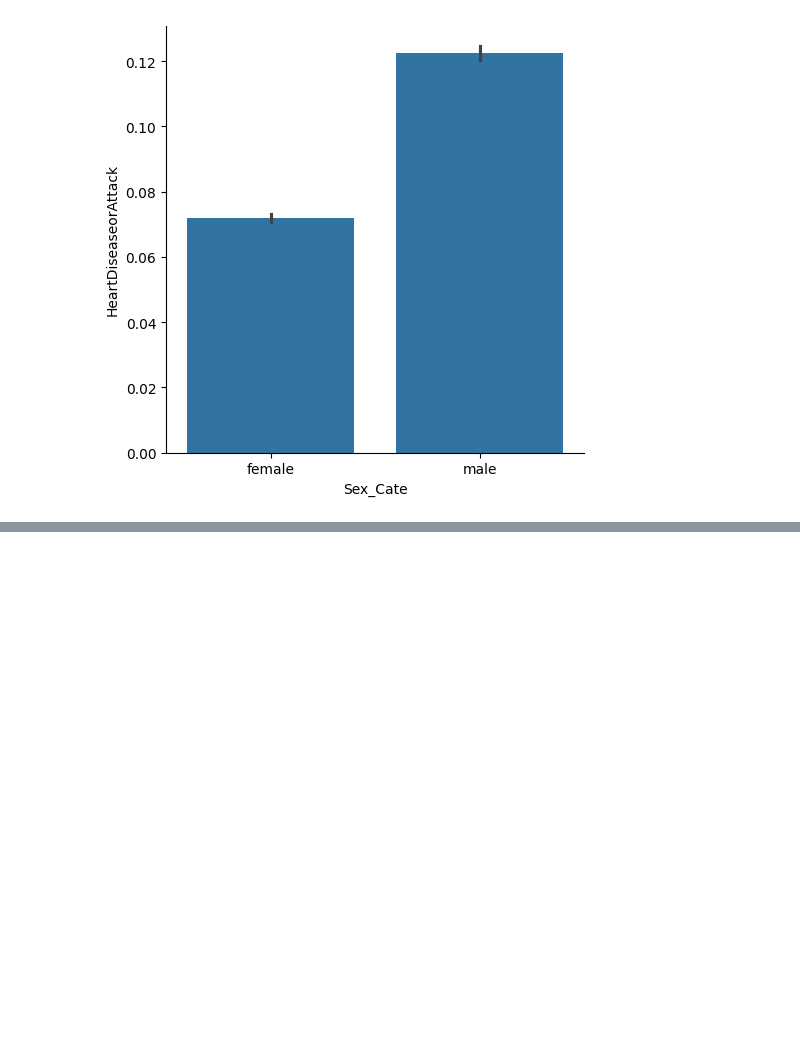
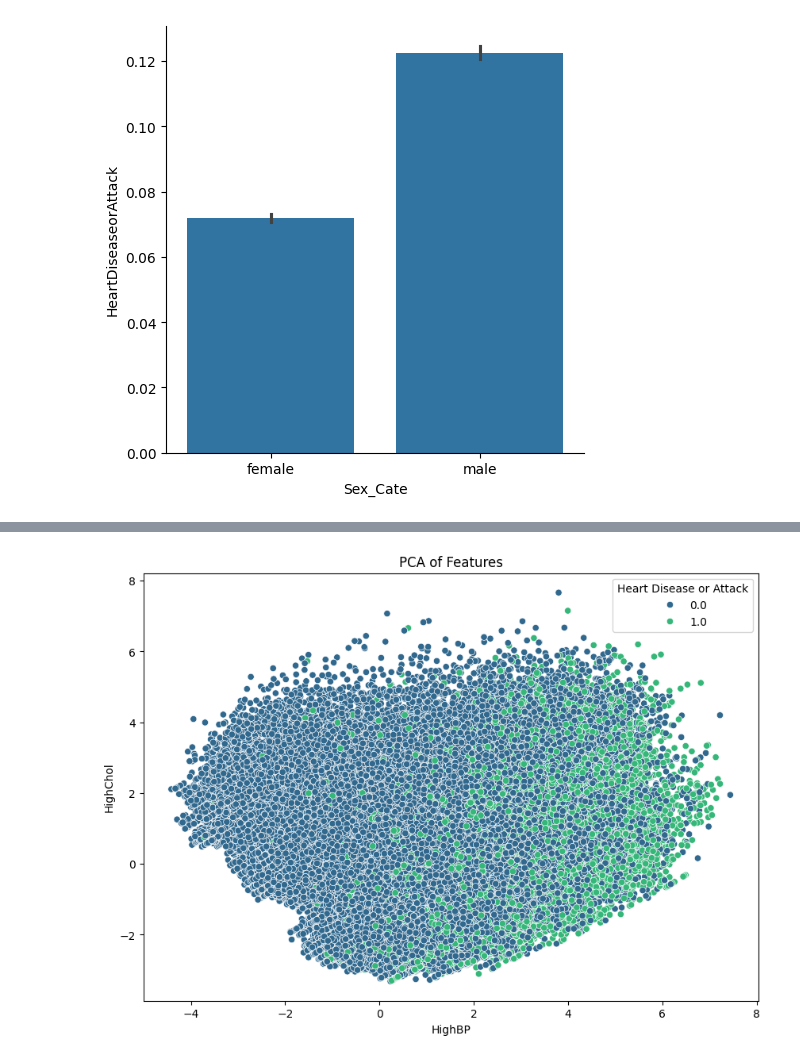
Before and after one commit to akhilnazim0/Data-Science-Project, a Jupyter notebook: Data_Science_Project_.ipynb, the cells around one changed output, grey strips where cells are left out. Cells and saved outputs as stored; diff of their text form; code cells hidden in the pictures; blank space fills up the shorter version.

```diff
--- a/Data_Science_Project_.ipynb
+++ b/Data_Science_Project_.ipynb
@@ -463,0 +268,22 @@ print(confusion_matrix(y_test, y_pred))
+# %%
+# Convert 'Sex_Cate' to numeric
+df_f_encoded = pd.get_dummies(df_f, columns=['Age_Category','Sex_Cate'], drop_first=True)
+
+# Re-separate features and target variable after encoding
+X = df_f_encoded.drop('HeartDiseaseorAttack', axis=1)
+y = df_f_encoded['HeartDiseaseorAttack']
+
+# Verify all columns in X are numeric
+print(X.dtypes)
+
+# Standardize the features
+scaler = StandardScaler()
+X_scaled = scaler.fit_transform(X)
+
+# Check the first few rows and data types to confirm encoding
+print(X.head())
+print(X.dtypes)
+
+# Standardize the features
+scaler = StandardScaler()
+X_scaled = scaler.fit_transform(X)
@@ -463,0 +308,22 @@ print(confusion_matrix(y_test, y_pred))
+# %%
+# Initialize PCA
+pca = PCA(n_components=11)  # Reduce to 2 components for visualization
+X_pca = pca.fit_transform(X_scaled)
+
+# Create a DataFrame with PCA components
+df_pca = pd.DataFrame(data=X_pca, columns=['HighBP', 'HighChol','HeartDiseaseorAttack','CholCheck','BMI','Diabetes_012','Smoker','Stroke','Sex','PhysHlth','HvyAlcoholConsump'])
+df_pca['HeartDiseaseorAttack'] = y.reset_index(drop=True)
+# %%
+import matplotlib.pyplot as plt
+import seaborn as sns
+
+# Scatter plot of PCA components
+plt.figure(figsize=(10, 7))
+sns.scatterplot(x='HighBP', y='HighChol', hue='HeartDiseaseorAttack', data=df_pca, palette='viridis')
+plt.title('PCA of Features')
+plt.xlabel('HighBP')
+plt.ylabel('HighChol')
+plt.legend(title='Heart Disease or Attack')
+plt.show()
+# %% [output]
+[figure, added]
```
Also changed, not shown: parts of 54 cells of this notebook.
